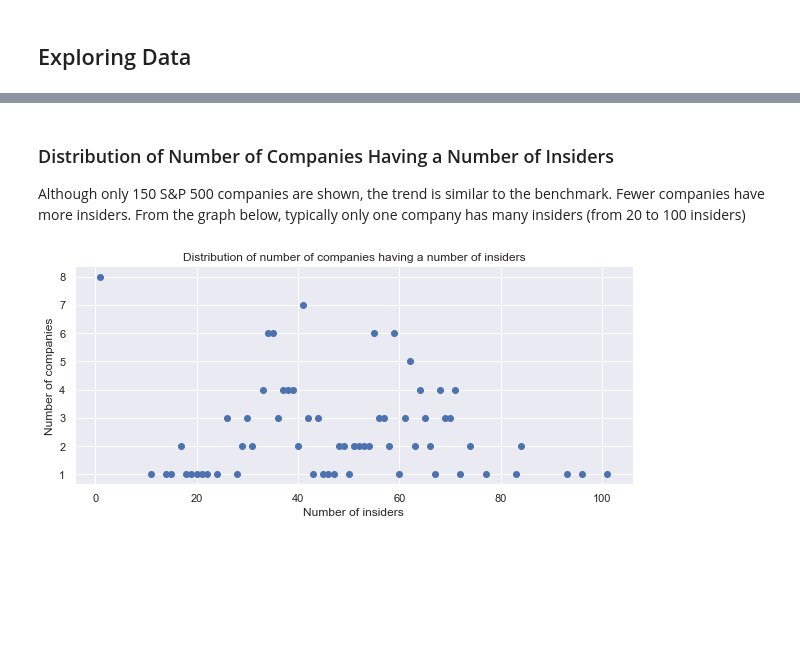
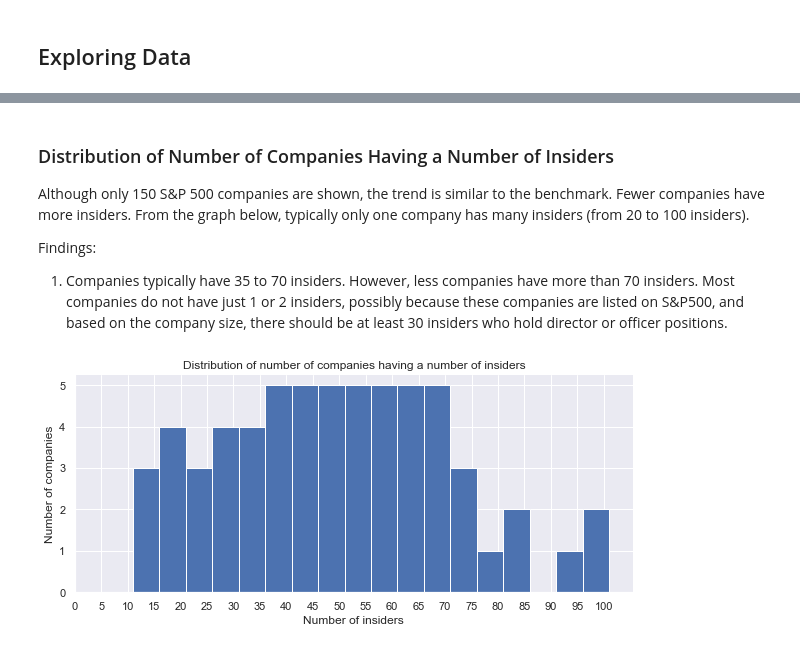
Before and after one commit to oongjiexiang/URECA-Research, a Jupyter notebook: Exploratory Analysis.ipynb, the cells around one changed output, grey strips where cells are left out. Saved outputs shown, nothing was run; the diff lists cells and outputs as text; code cells hidden in the pictures; blank space fills up the shorter version.

```diff
--- a/Exploratory Analysis.ipynb
+++ b/Exploratory Analysis.ipynb
@@ -8,7 +8,7 @@ from sqlalchemy import create_engine
 import sqlite3 as sql
 import matplotlib.pyplot as plt
 import seaborn as sb; sb.set()
-import requests, time, datetime, re
+import requests, time, datetime, re, math
 
 # if executed locally
 TEST = 'Rationale/test.csv'
@@ -19,10 +19,12 @@ FORM4_LINK_HTM = 'Database/form4_data_htm.csv'
 FORM4_LINK_TXT = 'Database/form4_data_txt.csv'
 FORM4_DETAIL = 'Database/form4_detail.csv'
 FORM4_DETAIL_XML = 'Database/form4_detail_xml.csv'
+FORM4_DETAIL_CLEAN = 'Database/form4_detail_clean.csv'
 FORM4_DETAIL_HTM = 'Database/form4_detail_htm.csv'
 FORM4_DETAIL_TXT = 'Database/form4_detail_txt.csv'
 FORM4_TX = 'Database/form4_tx.csv'
 FORM4_TX_XML = 'Database/form4_tx_xml.csv'
+FORM4_TX_CLEAN = 'Database/form4_tx_clean.csv'
 FORM4_TX_HTM = 'Database/form4_tx_htm.csv'
 FORM4_TX_TXT = 'Database/form4_tx_txt.csv'
 META_DJ30 = 'Metadata/ticker_dj30.txt'
@@ -223,5 +539,8 @@ tx_data = tx_data.sort_index()
 # %% [markdown]
 ## Exploring Data
+# %%
+detail_data = pd.read_csv(FORM4_DETAIL_CLEAN, sep='|', parse_dates = ['Date'], index_col = 'Date')
+tx_data = pd.read_csv(FORM4_TX_CLEAN, sep = '|', parse_dates = ['date'], index_col = 'date')
 # %% [markdown]
 ### Summary Statistics
 1. There are more officers than directors.
@@ -265,16 +608,24 @@ ax.set_xticklabels(["Officer", "Director", "Beneficial Owner", "Other"]);
 # %% [markdown]
 ### Distribution of Number of Companies Having a Number of Insiders
-Although only 150 S&P 500 companies are shown, the trend is similar to the benchmark. Fewer companies have more insiders. From the graph below, typically only one company has many insiders (from 20 to 100 insiders)
+Although only 150 S&P 500 companies are shown, the trend is similar to the benchmark. Fewer companies have more insiders. From the graph below, typically only one company has many insiders (from 20 to 100 insiders).
+
+Findings:
+1. Companies typically have 35 to 70 insiders. However, less companies have more than 70 insiders. Most companies do not have just 1 or 2 insiders, possibly because these companies are listed on S&P500, and based on the company size, there should be at least 30 insiders who hold director or officer positions.
 # %%
 tx_group = detail_data.groupby(['CIK'])['reporter_cik'].nunique()
 tx_distribution = tx_group.groupby(tx_group).count()
+tx = pd.Series(tx_distribution.index.values, index = tx_distribution)
 fig = plt.figure(figsize=(10, 4))
 ax = plt.axes()
-ax.scatter(tx_distribution.index, tx_distribution.values, marker='o')
+# ax.scatter(tx_distribution.index, tx_distribution.values, marker='o')
+width = 5
+n = math.ceil((tx.max() - tx.min())/width)
+plt.hist(tx, bins = n)
+ax.set_xticks(np.arange(0, tx.max(), 5))
 ax.set_xlabel('Number of insiders')
 ax.set_ylabel('Number of companies')
 ax.set_title('Distribution of number of companies having a number of insiders')
 ax.spines['right'].set_visible(False)
 ax.spines['top'].set_visible(False)
 # %% [output]
-[figure, old version]
+[figure, new version]
```
Also changed, not shown: parts of 74 cells of this notebook, 5 other files.
